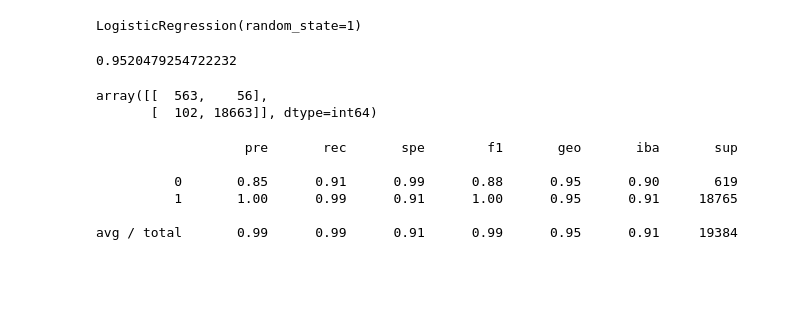
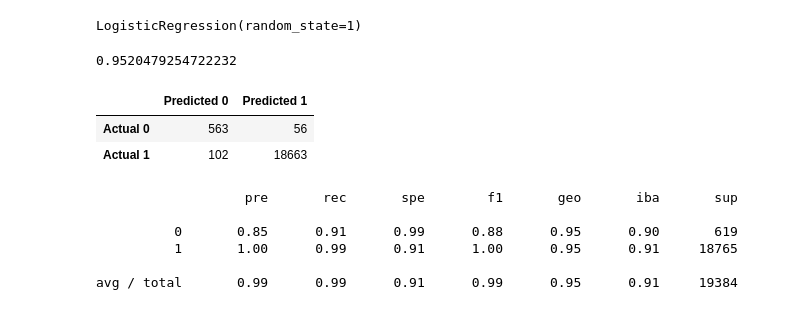
Before and after one commit to bgregory0913/Machine_Learning-Credit_Risk, a Jupyter notebook: credit_risk_resampling.ipynb, the cells around one changed output. Saved outputs shown, nothing was run; the diff lists cells and outputs as text; code cells hidden in the pictures; blank space fills up the shorter version.

```diff
--- a/credit_risk_resampling.ipynb
+++ b/credit_risk_resampling.ipynb
@@ -97,11 +101,14 @@ balanced_accuracy_score(y_test,y_pred)
 # %% [output]
 0.9520479254722232
 # %%
-# Display Confusion Matrix:
-confusion_matrix(y_test,y_pred)
+# Display the Confusion Matrix:
+lr_cm = confusion_matrix(y_test,y_pred)
+lr_cm_df = pd.DataFrame(lr_cm,index=['Actual 0','Actual 1'],columns=['Predicted 0','Predicted 1'])
+lr_cm_df
 # %% [output]
-array([[  563,    56],
-       [  102, 18663]], dtype=int64)
+|  | Predicted 0 | Predicted 1 |
+| Actual 0 | 563 | 56 |
+| Actual 1 | 102 | 18663 |
 # %%
 # Print Imbalanced Classification Report:
 print(classification_report_imbalanced(y_test,y_pred))
```
Also changed, not shown: parts of 16 cells of this notebook, 2 other files.
